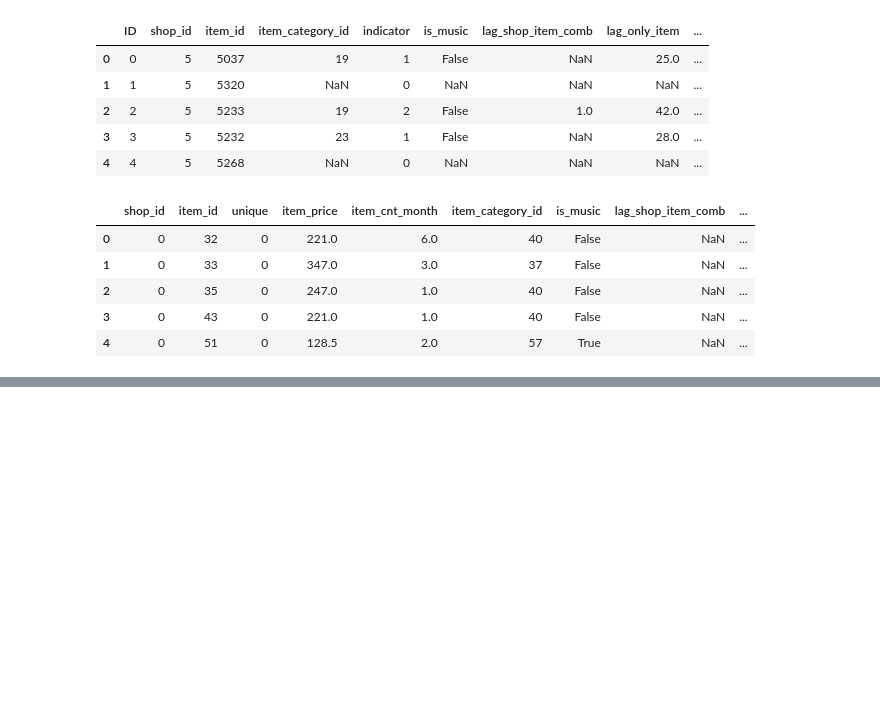
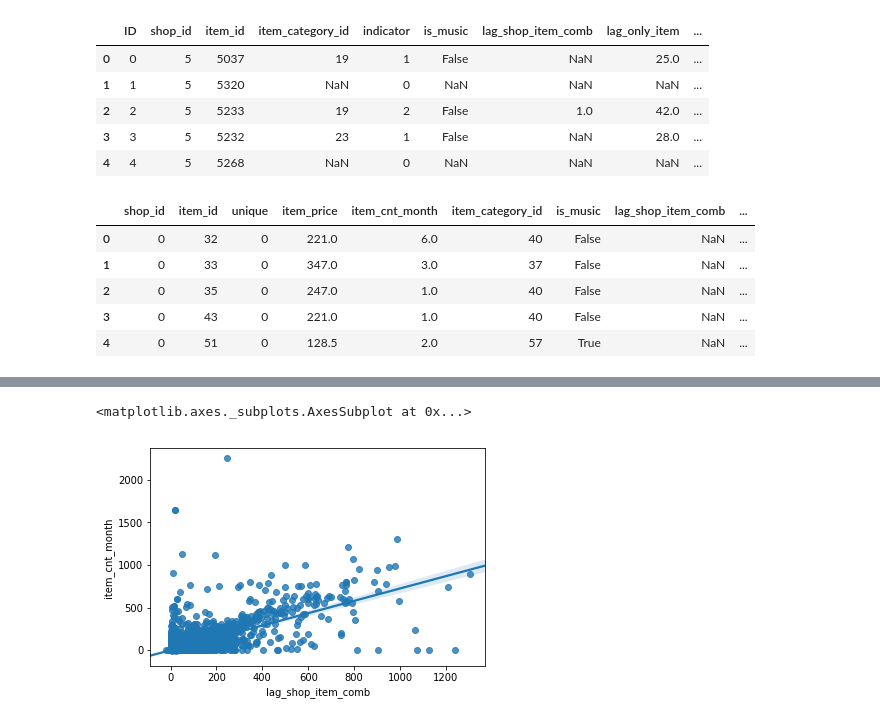
Before and after one commit to Fenil3510/Summer_Kernels, a Jupyter notebook: Future_Sales/HSE_Data.ipynb, the cells around one changed output, grey strips where cells are left out. Drawn from its saved outputs; the diff is of its cells as text; code cells hidden in the pictures; blank space fills up the shorter version.

```diff
--- a/Future_Sales/HSE_Data.ipynb
+++ b/Future_Sales/HSE_Data.ipynb
@@ -807,4 +768,4 @@ temp_df2.head()
 # %%
 month_agg4 = month_agg3.merge(temp_df2,  on = ['item_category_id','unique'] , how = 'left')
 # %%
-month_agg4.rename(columns = {'item_cnt_day' : 'lag_only_item_cat'} , inplace = True)
+month_agg4.rename(columns = {'item_cnt_day_x' : 'item_cnt_month','item_cnt_day_y' : 'lag_only_item_cat'} , inplace = True)
@@ -1004,0 +979,2 @@ val33.head()
+# %%
+for_plot = month_agg4
@@ -1004,0 +990,7 @@ val33.head()
+# %%
+plt.figure(1)
+plt.subplot(1,1,1)
+sns.regplot(x = for_plot['lag_shop_item_comb'], y = for_plot['item_cnt_month'], data = for_plot)
+# %% [output]
+<matplotlib.axes._subplots.AxesSubplot at 0x...>
+[figure, added]
```
Also changed, not shown: parts of 63 cells of this notebook, 2 other files.
